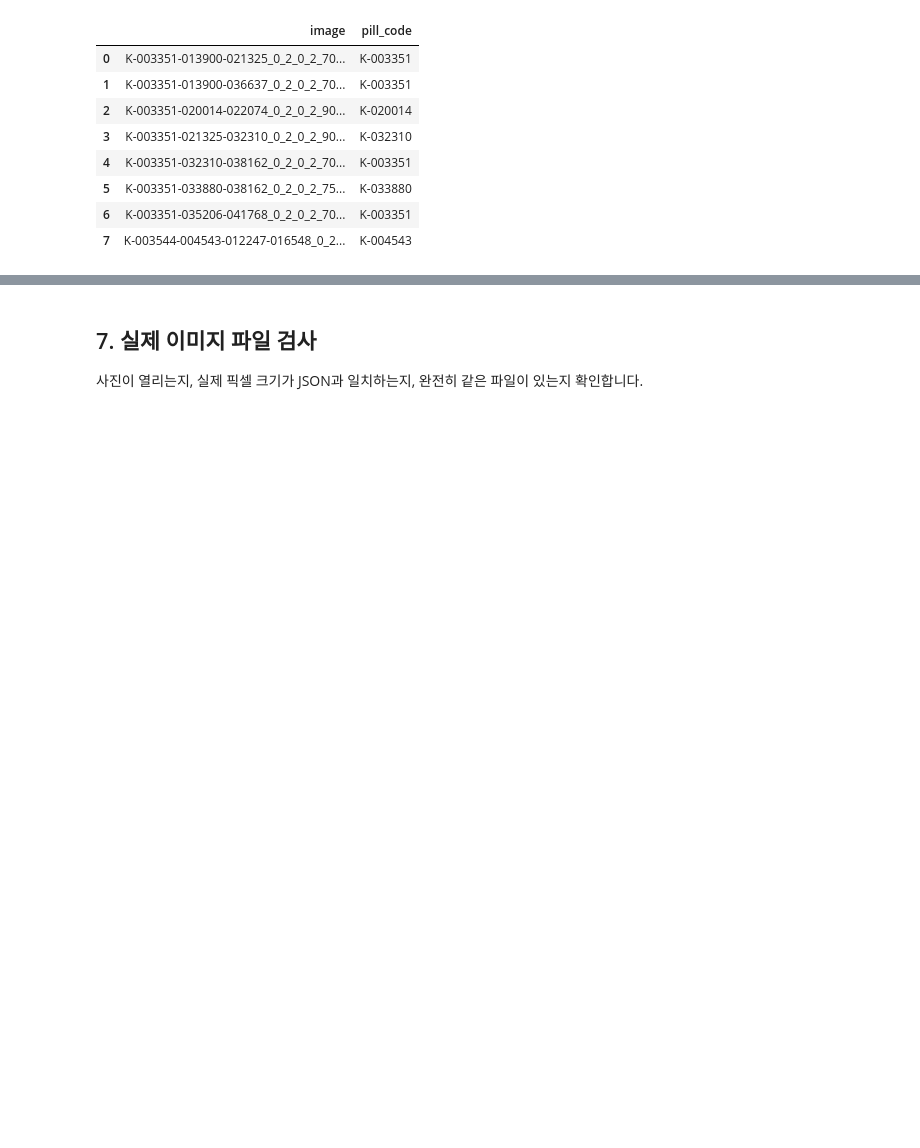
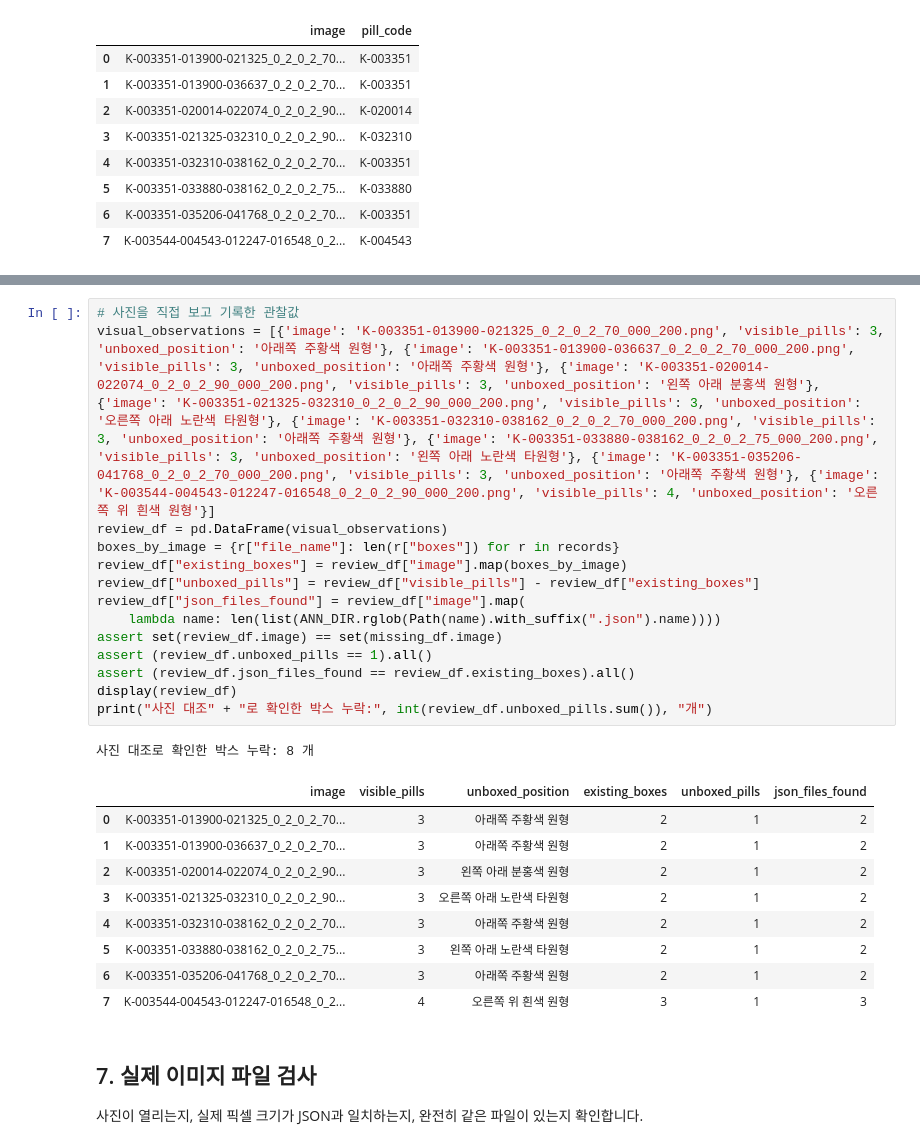
Before and after one commit to part2team1/YacssoK, a Jupyter notebook: notebooks/01_eda.ipynb, the cells around one changed output, grey strips where cells are left out. Cells and saved outputs as stored; diff of their text form; blank space fills up the shorter version.

Commit message:
Verify eight missing boxes against source images

```diff
--- a/notebooks/01_eda.ipynb
+++ b/notebooks/01_eda.ipynb
@@ -190,3 +198,28 @@ display(missing_df)
+# %%
+# 사진을 직접 보고 기록한 관찰값
+visual_observations = [{'image': 'K-003351-013900-021325_0_2_0_2_70_000_200.png', 'visible_pills': 3, 'unboxed_position': '아래쪽 주황색 원형'}, {'image': 'K-003351-013900-036637_0_2_0_2_70_000_200.png', 'visible_pills': 3, 'unboxed_position': '아래쪽 주황색 원형'}, {'image': 'K-003351-020014-022074_0_2_0_2_90_000_200.png', 'visible_pills': 3, 'unboxed_position': '왼쪽 아래 분홍색 원형'}, {'image': 'K-003351-021325-032310_0_2_0_2_90_000_200.png', 'visible_pills': 3, 'unboxed_position': '오른쪽 아래 노란색 타원형'}, {'image': 'K-003351-032310-038162_0_2_0_2_70_000_200.png', 'visible_pills': 3, 'unboxed_position': '아래쪽 주황색 원형'}, {'image': 'K-003351-033880-038162_0_2_0_2_75_000_200.png', 'visible_pills': 3, 'unboxed_position': '왼쪽 아래 노란색 타원형'}, {'image': 'K-003351-035206-041768_0_2_0_2_70_000_200.png', 'visible_pills': 3, 'unboxed_position': '아래쪽 주황색 원형'}, {'image': 'K-003544-004543-012247-016548_0_2_0_2_90_000_200.png', 'visible_pills': 4, 'unboxed_position': '오른쪽 위 흰색 원형'}]
+review_df = pd.DataFrame(visual_observations)
+boxes_by_image = {r["file_name"]: len(r["boxes"]) for r in records}
+review_df["existing_boxes"] = review_df["image"].map(boxes_by_image)
+review_df["unboxed_pills"] = review_df["visible_pills"] - review_df["existing_boxes"]
+review_df["json_files_found"] = review_df["image"].map(
+    lambda name: len(list(ANN_DIR.rglob(Path(name).with_suffix(".json").name))))
+assert set(review_df.image) == set(missing_df.image)
+assert (review_df.unboxed_pills == 1).all()
+assert (review_df.json_files_found == review_df.existing_boxes).all()
+display(review_df)
+print("사진 대조" + "로 확인한 박스 누락:", int(review_df.unboxed_pills.sum()), "개")
+# %% [output]
+사진 대조로 확인한 박스 누락: 8 개
+|  | image | visible_pills | unboxed_position | existing_boxes | unboxed_pills | json_files_found |
+| 0 | K-003351-013900-021325_0_2_0_2_70... | 3 | 아래쪽 주황색 원형 | 2 | 1 | 2 |
+| 1 | K-003351-013900-036637_0_2_0_2_70... | 3 | 아래쪽 주황색 원형 | 2 | 1 | 2 |
+| 2 | K-003351-020014-022074_0_2_0_2_90... | 3 | 왼쪽 아래 분홍색 원형 | 2 | 1 | 2 |
+| 3 | K-003351-021325-032310_0_2_0_2_90... | 3 | 오른쪽 아래 노란색 타원형 | 2 | 1 | 2 |
+| 4 | K-003351-032310-038162_0_2_0_2_70... | 3 | 아래쪽 주황색 원형 | 2 | 1 | 2 |
+| 5 | K-003351-033880-038162_0_2_0_2_75... | 3 | 왼쪽 아래 노란색 타원형 | 2 | 1 | 2 |
+| 6 | K-003351-035206-041768_0_2_0_2_70... | 3 | 아래쪽 주황색 원형 | 2 | 1 | 2 |
+| 7 | K-003544-004543-012247-016548_0_2... | 4 | 오른쪽 위 흰색 원형 | 3 | 1 | 3 |
 # %% [markdown]
 ## 7. 실제 이미지 파일 검사
 사진이 열리는지, 실제 픽셀 크기가 JSON과 일치하는지, 완전히 같은 파일이 있는지 확인합니다.
```
Also changed, not shown: parts of 3 cells of this notebook.
